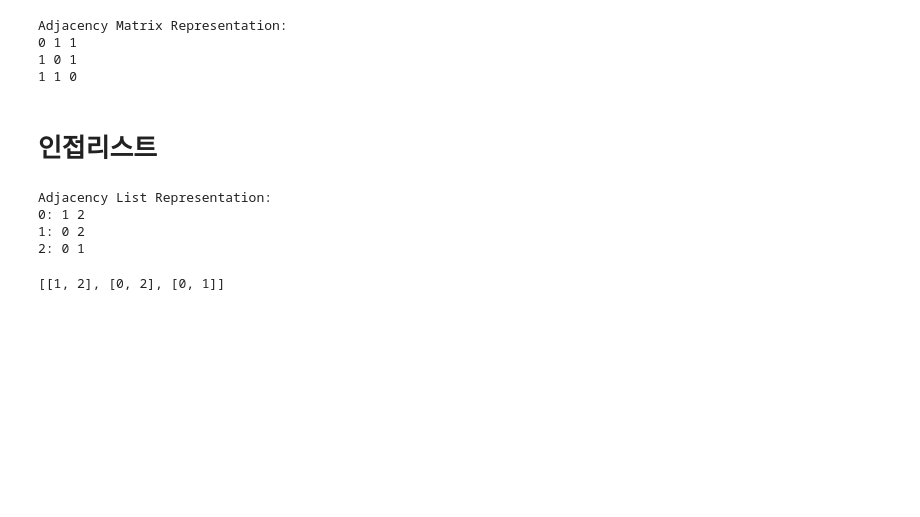
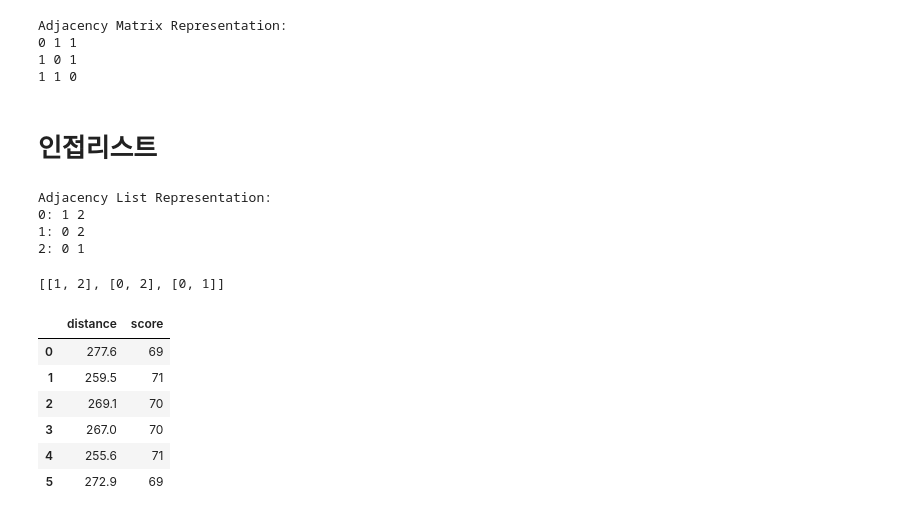
Before and after one commit to denverkim/ALGORITHM, a Jupyter notebook: LAB9.ipynb, the cells around one changed output. Cells and saved outputs as stored; diff of their text form; code cells hidden in the pictures; blank space fills up the shorter version.

```diff
--- a/LAB9.ipynb
+++ b/LAB9.ipynb
@@ -79,0 +84,14 @@ adj
+# %%
+import pandas as pd
+
+golf = pd.DataFrame({'distance': distance,
+              'score': score})
+golf
+# %% [output]
+|  | distance | score |
+| 0 | 277.6 | 69 |
+| 1 | 259.5 | 71 |
+| 2 | 269.1 | 70 |
+| 3 | 267.0 | 70 |
+| 4 | 255.6 | 71 |
+| 5 | 272.9 | 69 |
```
Also changed, not shown: parts of 6 cells of this notebook.
